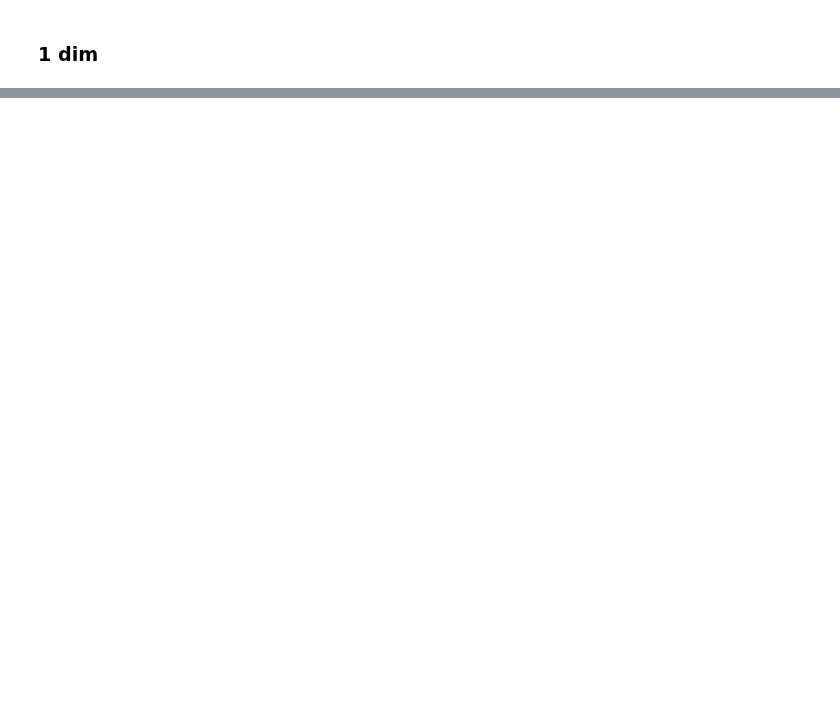
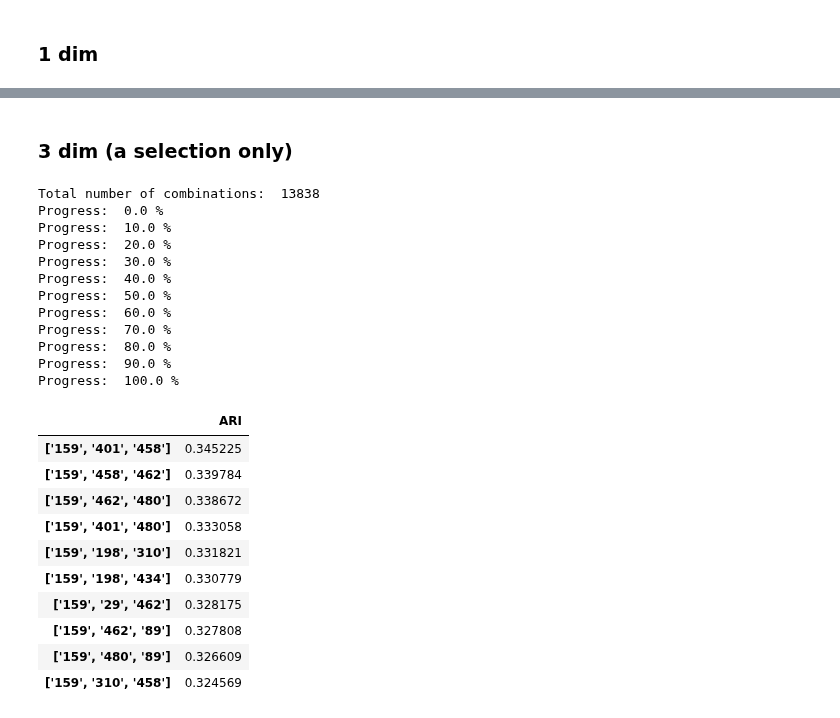
Before and after one commit to ClementineBleuze/WordEmbeddings, a Jupyter notebook: Notebooks_dim_clustering/pos_clustering.ipynb, the cells around one changed output, grey strips where cells are left out. Drawn from its saved outputs; the diff is of its cells as text; code cells hidden in the pictures; blank space fills up the shorter version.

```diff
--- a/Notebooks_dim_clustering/pos_clustering.ipynb
+++ b/Notebooks_dim_clustering/pos_clustering.ipynb
@@ -71,0 +127,36 @@ top10_1.head(10)
+# %% [markdown]
+### 3 dim (a selection only)
+# %%
+# all dimensions encountered up to now
+dims = ["159", "462", "480", "310", "434", "401", "198", "31", "458", "89", "346", "29", "128", "341"]
+dims.sort()
+
+# combinations of 3 dimensions having 2 dimensions in common with the previous combinations
+tuples = [[i,j,str(k)] for i in dims for j in dims for k in range(512) if i < j and j < str(k)]
+
+dim3 = dimension_clustering_with_ARI(un_nouns, tuples, "noun")
+dim3.head(10)
+# %% [output]
+Total number of combinations:  13838
+Progress:  0.0 %
+Progress:  10.0 %
+Progress:  20.0 %
+Progress:  30.0 %
+Progress:  40.0 %
+Progress:  50.0 %
+Progress:  60.0 %
+Progress:  70.0 %
+Progress:  80.0 %
+Progress:  90.0 %
+Progress:  100.0 %
+|  | ARI |
+| ['159', '401', '458'] | 0.345225 |
+| ['159', '458', '462'] | 0.339784 |
+| ['159', '462', '480'] | 0.338672 |
+| ['159', '401', '480'] | 0.333058 |
+| ['159', '198', '310'] | 0.331821 |
+| ['159', '198', '434'] | 0.330779 |
+| ['159', '29', '462'] | 0.328175 |
+| ['159', '462', '89'] | 0.327808 |
+| ['159', '480', '89'] | 0.326609 |
+| ['159', '310', '458'] | 0.324569 |
```
Also changed, not shown: parts of 16 cells of this notebook, 2 other files.
